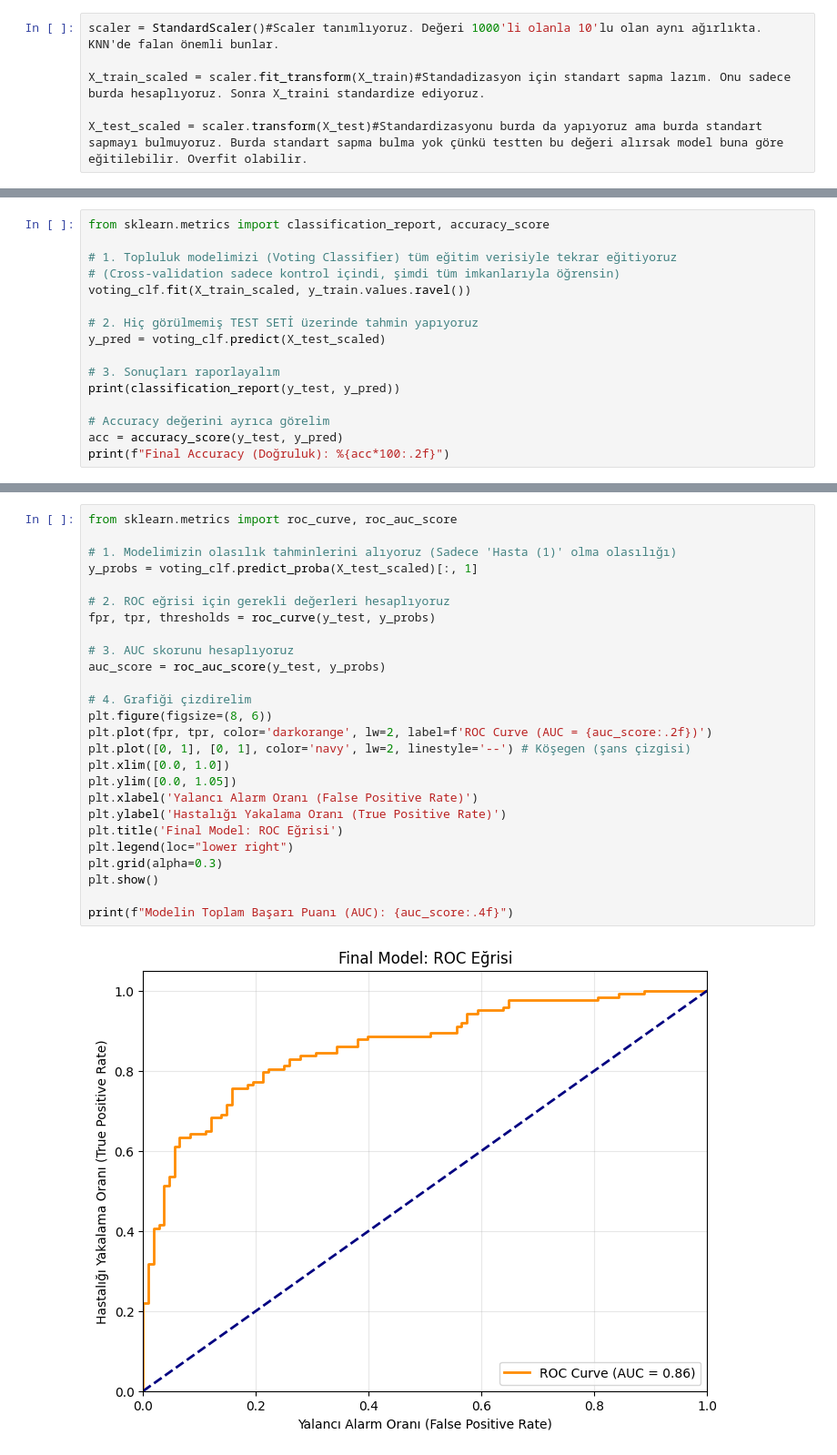
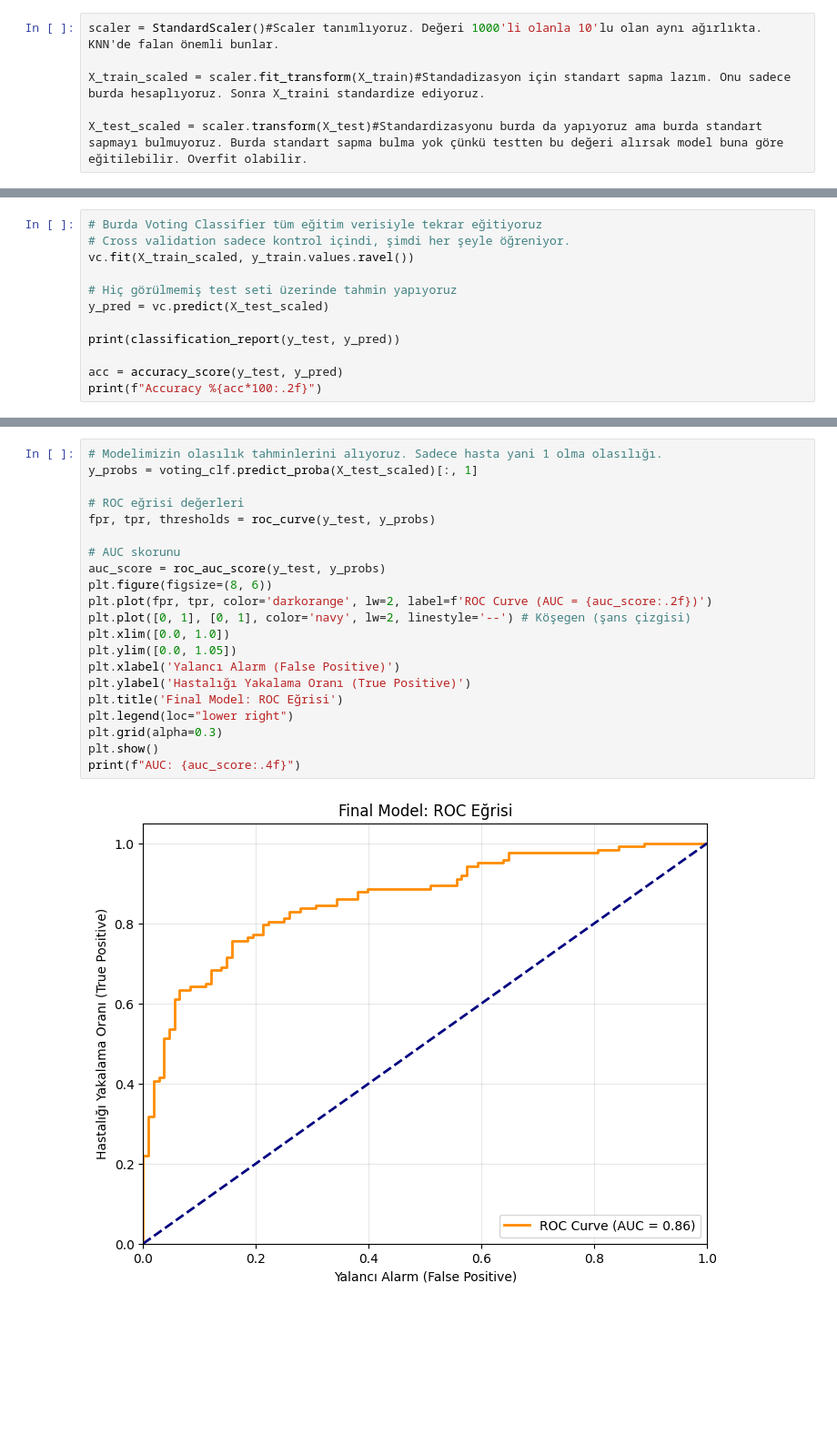
Before and after one commit to Barisandic16/CS304_Project, a Jupyter notebook: Project.ipynb, the cells around one changed output, grey strips where cells are left out. Shown at 91% size. Saved outputs shown, nothing was run; the diff lists cells and outputs as text; blank space fills up the shorter version.

```diff
--- a/Project.ipynb
+++ b/Project.ipynb
@@ -231,18 +188,14 @@ print(f"Ortalama F1 Skoru: {voting_scores.mean():.4f}")
 Ortalama F1 Skoru: 0.7521
 # %%
-from sklearn.metrics import classification_report, accuracy_score
+# Burda Voting Classifier tüm eğitim verisiyle tekrar eğitiyoruz
+# Cross validation sadece kontrol içindi, şimdi her şeyle öğreniyor.
+vc.fit(X_train_scaled, y_train.values.ravel())
 
-# 1. Topluluk modelimizi (Voting Classifier) tüm eğitim verisiyle tekrar eğitiyoruz
-# (Cross-validation sadece kontrol içindi, şimdi tüm imkanlarıyla öğrensin)
-voting_clf.fit(X_train_scaled, y_train.values.ravel())
+# Hiç görülmemiş test seti üzerinde tahmin yapıyoruz
+y_pred = vc.predict(X_test_scaled)
 
-# 2. Hiç görülmemiş TEST SETİ üzerinde tahmin yapıyoruz
-y_pred = voting_clf.predict(X_test_scaled)
-
-# 3. Sonuçları raporlayalım
 print(classification_report(y_test, y_pred))
 
-# Accuracy değerini ayrıca görelim
 acc = accuracy_score(y_test, y_pred)
-print(f"Final Accuracy (Doğruluk): %{acc*100:.2f}")
+print(f"Accuracy %{acc*100:.2f}")
 # %% [output]
@@ -277,28 +221,23 @@ plt.show()
 # %%
-from sklearn.metrics import roc_curve, roc_auc_score
-
-# 1. Modelimizin olasılık tahminlerini alıyoruz (Sadece 'Hasta (1)' olma olasılığı)
+# Modelimizin olasılık tahminlerini alıyoruz. Sadece hasta yani 1 olma olasılığı.
 y_probs = voting_clf.predict_proba(X_test_scaled)[:, 1]
 
-# 2. ROC eğrisi için gerekli değerleri hesaplıyoruz
+# ROC eğrisi değerleri
 fpr, tpr, thresholds = roc_curve(y_test, y_probs)
 
-# 3. AUC skorunu hesaplıyoruz
+# AUC skorunu
 auc_score = roc_auc_score(y_test, y_probs)
-
-# 4. Grafiği çizdirelim
 plt.figure(figsize=(8, 6))
 plt.plot(fpr, tpr, color='darkorange', lw=2, label=f'ROC Curve (AUC = {auc_score:.2f})')
 plt.plot([0, 1], [0, 1], color='navy', lw=2, linestyle='--') # Köşegen (şans çizgisi)
 plt.xlim([0.0, 1.0])
 plt.ylim([0.0, 1.05])
-plt.xlabel('Yalancı Alarm Oranı (False Positive Rate)')
-plt.ylabel('Hastalığı Yakalama Oranı (True Positive Rate)')
+plt.xlabel('Yalancı Alarm (False Positive)')
+plt.ylabel('Hastalığı Yakalama Oranı (True Positive)')
 plt.title('Final Model: ROC Eğrisi')
 plt.legend(loc="lower right")
 plt.grid(alpha=0.3)
 plt.show()
-
-print(f"Modelin Toplam Başarı Puanı (AUC): {auc_score:.4f}")
+print(f"AUC: {auc_score:.4f}")
 # %% [output]
-[figure, old version]
+[figure, new version]
```
Also changed, not shown: parts of 10 cells of this notebook.
